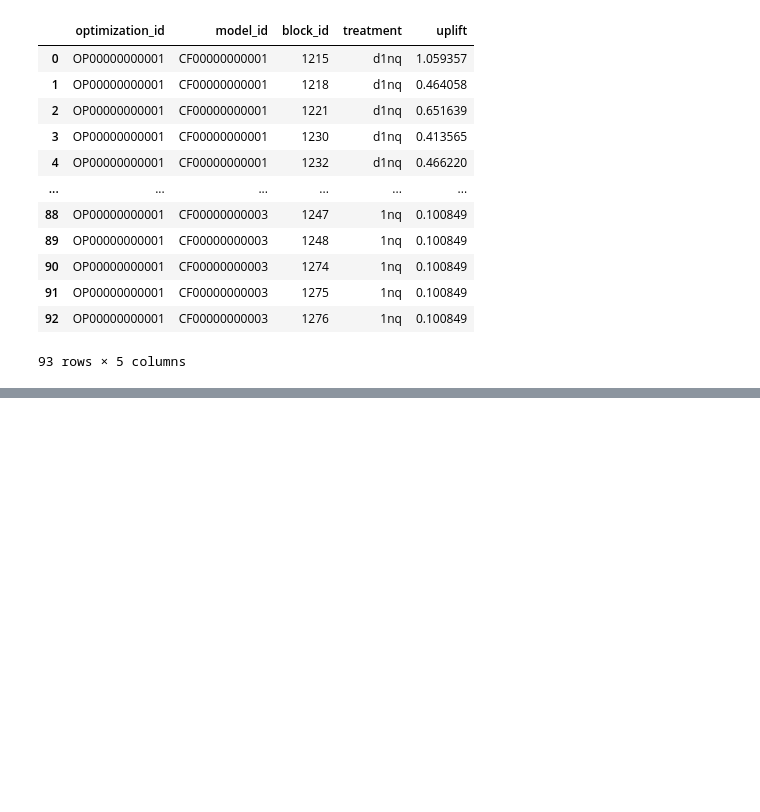
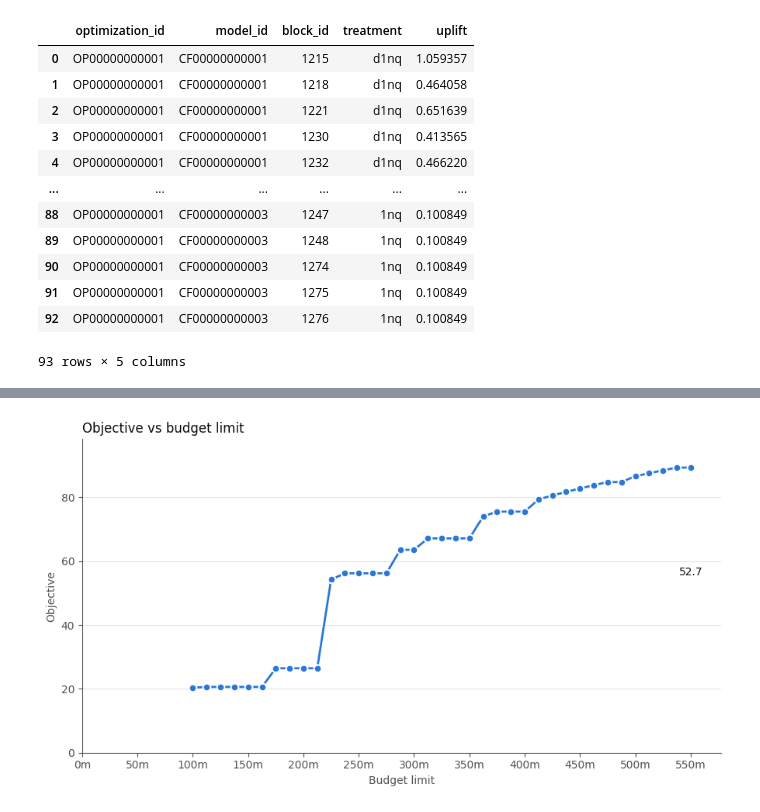
Before and after one commit to Andrew10MAIN/urban_regeneration_platform, a Jupyter notebook: experiments/notebooks/optimization_experimenting.ipynb, the cells around one changed output, grey strips where cells are left out. Saved outputs shown, nothing was run; the diff lists cells and outputs as text; code cells hidden in the pictures; blank space fills up the shorter version.

```diff
--- a/experiments/notebooks/optimization_experimenting.ipynb
+++ b/experiments/notebooks/optimization_experimenting.ipynb
@@ -367,0 +647,8 @@ optimization_df_sum
+# %%
+scenario_results_df = (
+    pd.DataFrame(scenario_results)[['cost_limit', 'objective']]
+    .rename(columns={'cost_limit': 'budget_limit'})
+    .sort_values('budget_limit')
+    .reset_index(drop=True)
+)
+scenario_results_df
@@ -367,0 +673,10 @@ optimization_df_sum
+# %%
+def fix_monotone(df, budget_col='budget_limit', obj_col='objective'):
+    out = df.sort_values(budget_col).copy()
+    out['objective_fixed'] = out[obj_col].cummax()
+    # z którego budżetu pochodzi najlepsze rozwiązanie
+    idx = out[obj_col].expanding().apply(lambda s: s.idxmax(), raw=False).astype(int)
+    out['best_from'] = out.loc[idx, budget_col].to_numpy()
+    return out
+# %%
+scenario_results_df2 = fix_monotone(scenario_results_df)
@@ -367,0 +702,39 @@ optimization_df_sum
+# %%
+import matplotlib.pyplot as plt
+import matplotlib.ticker as mticker
+
+plot_df = scenario_results_df2.sort_values('budget_limit')
+
+fig, ax = plt.subplots(figsize=(9, 5))
+ax.plot(plot_df['budget_limit'], plot_df['objective_fixed'],
+        color='#2a78d6', linewidth=2, marker='o', markersize=7,
+        markeredgecolor='white', markeredgewidth=1.5)
+
+# osie przecinają się w (0, 0)
+ax.set_xlim(left=0, right=plot_df['budget_limit'].max() * 1.05)
+ax.set_ylim(bottom=0, top=plot_df['objective_fixed'].max() * 1.10)
+ax.spines['left'].set_position(('data', 0))
+ax.spines['bottom'].set_position(('data', 0))
+ax.spines[['top', 'right']].set_visible(False)
+ax.spines[['left', 'bottom']].set_color('#52514e')
+
+# budżet w milionach: 100m, 150m, ...
+ax.xaxis.set_major_locator(mticker.MultipleLocator(50_000_000))
+ax.xaxis.set_major_formatter(mticker.FuncFormatter(lambda v, _: f'{v/1e6:.0f}m'))
+
+ax.grid(axis='y', color='#e5e5e3', linewidth=0.8)
+ax.set_axisbelow(True)
+ax.tick_params(colors='#52514e')
+ax.set_xlabel('Budget limit', color='#52514e')
+ax.set_ylabel('Objective', color='#52514e')
+ax.set_title('Objective vs budget limit', loc='left', color='#0b0b0b')
+
+# etykieta tylko na ostatnim punkcie
+last = plot_df.iloc[-1]
+ax.annotate(f"{last['objective']:.1f}", (last['budget_limit'], last['objective']),
+            xytext=(0, 8), textcoords='offset points', ha='center', color='#0b0b0b')
+
+plt.tight_layout()
+plt.show()
+# %% [output]
+[figure, added]
```
Also changed, not shown: parts of 14 cells of this notebook, 18 other files.
